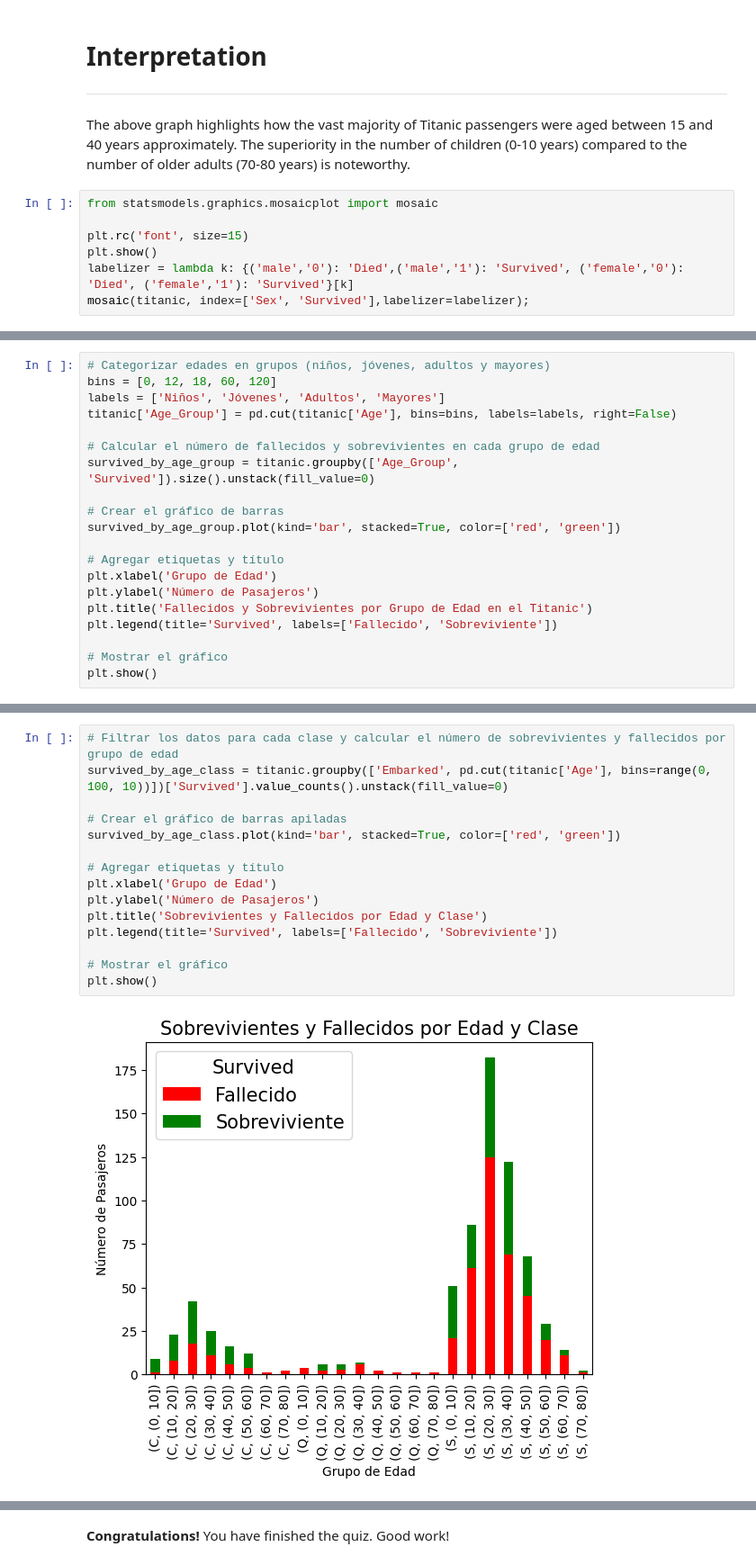
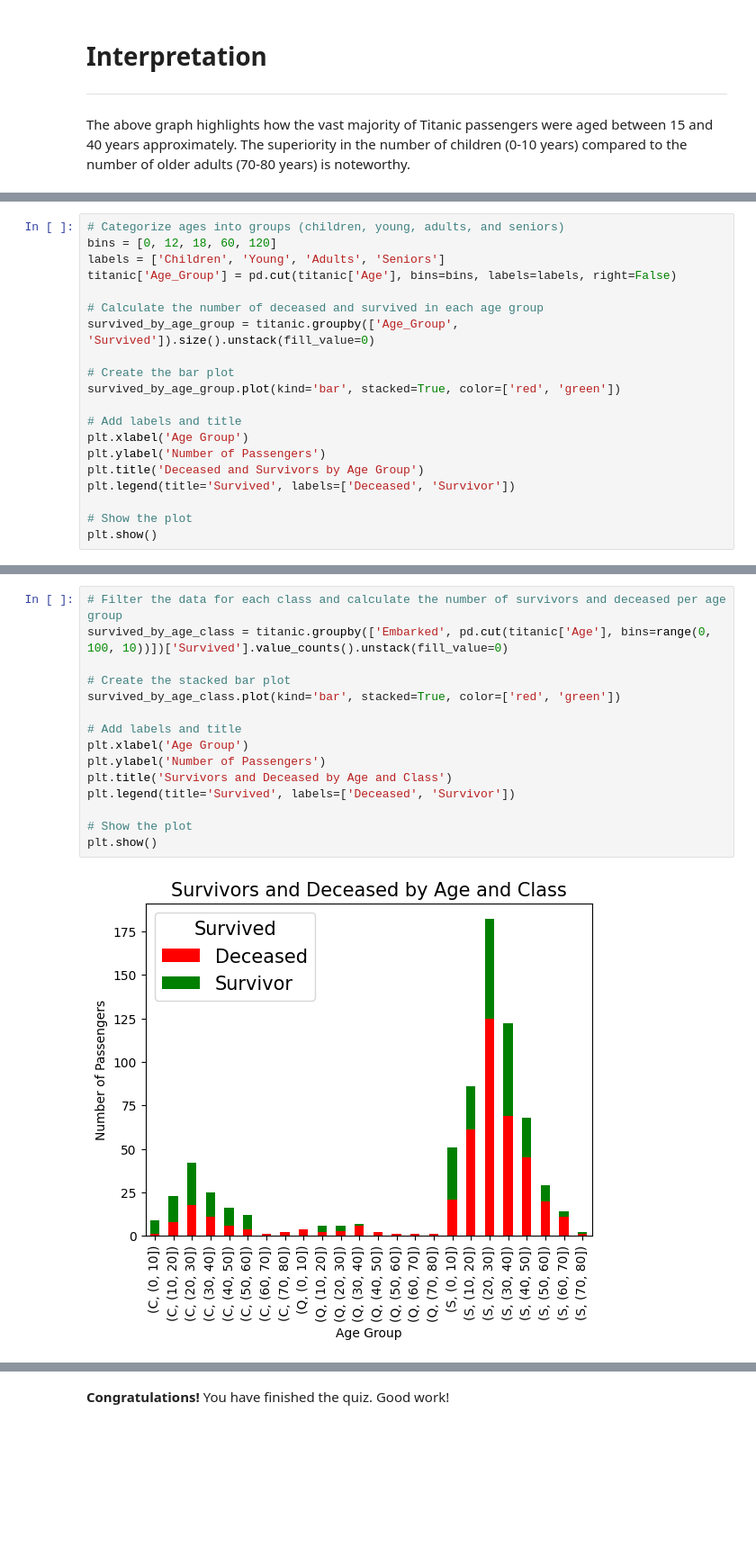
Before and after one commit to 10scar/AlgorithmsUN2024I, a Jupyter notebook: Quiz2/osgutierrezp_Quiz2.ipynb, the cells around one changed output, grey strips where cells are left out. Shown: that part at 90% size. Drawn from its saved outputs; the diff is of its cells as text; blank space fills up the shorter version.

```diff
--- a/Quiz2/osgutierrezp_Quiz2.ipynb
+++ b/Quiz2/osgutierrezp_Quiz2.ipynb
@@ -738,8 +769 @@ plt.show()
 The above graph highlights how the vast majority of Titanic passengers were aged between 15 and 40 years approximately. The superiority in the number of children (0-10 years) compared to the number of older adults (70-80 years) is noteworthy.
-# %%
-from statsmodels.graphics.mosaicplot import mosaic
-
-plt.rc('font', size=15)
-plt.show()
-labelizer = lambda k: {('male','0'): 'Died',('male','1'): 'Survived', ('female','0'): 'Died', ('female','1'): 'Survived'}[k]
-mosaic(titanic, index=['Sex', 'Survived'],labelizer=labelizer);
@@ -755,21 +770,21 @@ The proportion of deceased men is inversely proportional to that of deceased wom
 # %%
-# Categorizar edades en grupos (niños, jóvenes, adultos y mayores)
+# Categorize ages into groups (children, young, adults, and seniors)
 bins = [0, 12, 18, 60, 120]
-labels = ['Niños', 'Jóvenes', 'Adultos', 'Mayores']
+labels = ['Children', 'Young', 'Adults', 'Seniors']
 titanic['Age_Group'] = pd.cut(titanic['Age'], bins=bins, labels=labels, right=False)
 
-# Calcular el número de fallecidos y sobrevivientes en cada grupo de edad
+# Calculate the number of deceased and survived in each age group
 survived_by_age_group = titanic.groupby(['Age_Group', 'Survived']).size().unstack(fill_value=0)
 
-# Crear el gráfico de barras
+# Create the bar plot
 survived_by_age_group.plot(kind='bar', stacked=True, color=['red', 'green'])
 
-# Agregar etiquetas y título
-plt.xlabel('Grupo de Edad')
-plt.ylabel('Número de Pasajeros')
-plt.title('Fallecidos y Sobrevivientes por Grupo de Edad en el Titanic')
-plt.legend(title='Survived', labels=['Fallecido', 'Sobreviviente'])
+# Add labels and title
+plt.xlabel('Age Group')
+plt.ylabel('Number of Passengers')
+plt.title('Deceased and Survivors by Age Group')
+plt.legend(title='Survived', labels=['Deceased', 'Survivor'])
 
-# Mostrar el gráfico
+# Show the plot
 plt.show()
 # %% [output]
@@ -788,20 +801,20 @@ Translated with DeepL.com (free version)
 # %%
-# Filtrar los datos para cada clase y calcular el número de sobrevivientes y fallecidos por grupo de edad
+# Filter the data for each class and calculate the number of survivors and deceased per age group
 survived_by_age_class = titanic.groupby(['Embarked', pd.cut(titanic['Age'], bins=range(0, 100, 10))])['Survived'].value_counts().unstack(fill_value=0)
 
-# Crear el gráfico de barras apiladas
+# Create the stacked bar plot
 survived_by_age_class.plot(kind='bar', stacked=True, color=['red', 'green'])
 
-# Agregar etiquetas y título
-plt.xlabel('Grupo de Edad')
-plt.ylabel('Número de Pasajeros')
-plt.title('Sobrevivientes y Fallecidos por Edad y Clase')
-plt.legend(title='Survived', labels=['Fallecido', 'Sobreviviente'])
+# Add labels and title
+plt.xlabel('Age Group')
+plt.ylabel('Number of Passengers')
+plt.title('Survivors and Deceased by Age and Class')
+plt.legend(title='Survived', labels=['Deceased', 'Survivor'])
 
-# Mostrar el gráfico
+# Show the plot
 plt.show()
 # %% [output]
-[figure, old version]
+[figure, new version]
 # %% [markdown]
 # Interpretation
 
```
Also changed, not shown: parts of 8 cells of this notebook.
